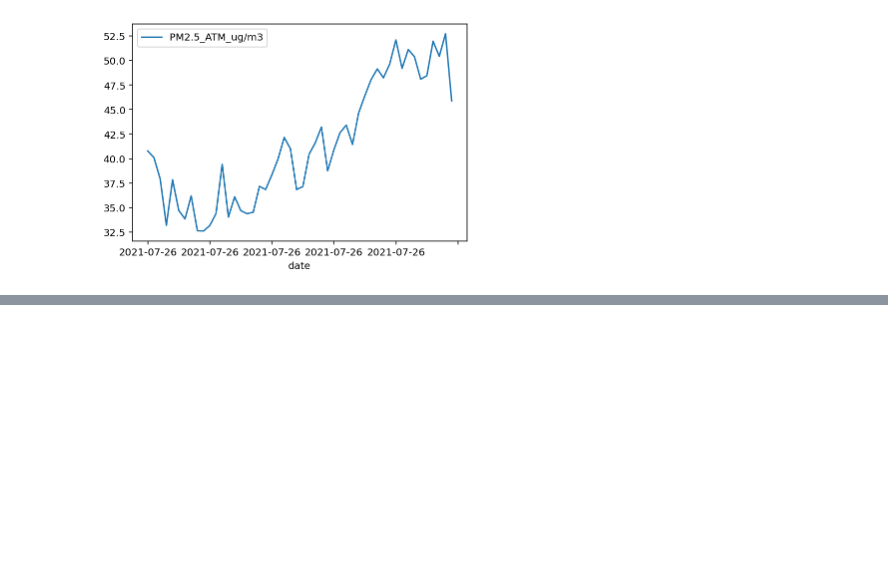
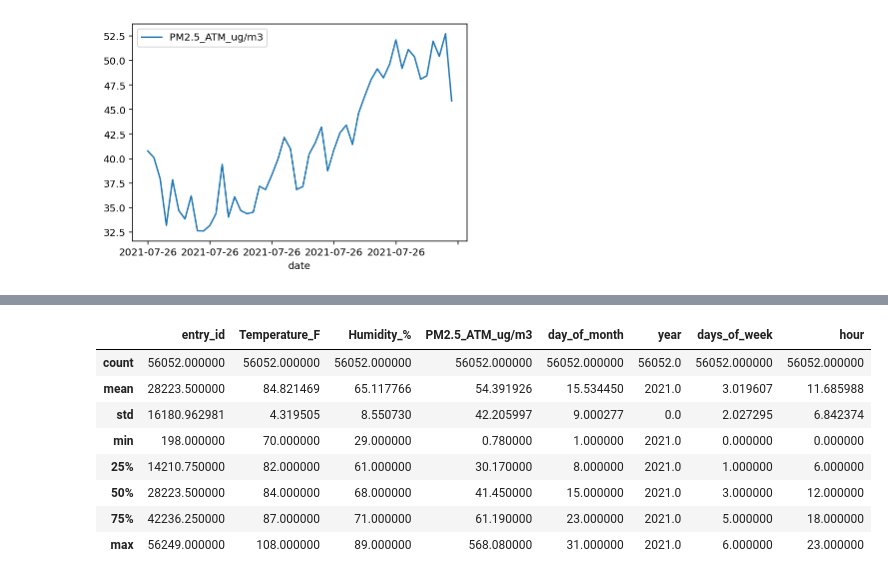
Before and after one commit to gigikenneth/time-series, a Jupyter notebook: ts1.ipynb, the cells around one changed output, grey strips where cells are left out. Cells and saved outputs as stored; diff of their text form; code cells hidden in the pictures; blank space fills up the shorter version.

```diff
--- a/ts1.ipynb
+++ b/ts1.ipynb
@@ -29,0 +39,12 @@ air[:5*10].plot(x='date', y='PM2.5_ATM_ug/m3')
+# %%
+air.describe()
+# %% [output]
+|  | entry_id | Temperature_F | Humidity_% | PM2.5_ATM_ug/m3 | day_of_month | year | days_of_week | hour |
+| count | 56052.000000 | 56052.000000 | 56052.000000 | 56052.000000 | 56052.000000 | 56052.0 | 56052.000000 | 56052.000000 |
+| mean | 28223.500000 | 84.821469 | 65.117766 | 54.391926 | 15.534450 | 2021.0 | 3.019607 | 11.685988 |
+| std | 16180.962981 | 4.319505 | 8.550730 | 42.205997 | 9.000277 | 0.0 | 2.027295 | 6.842374 |
+| min | 198.000000 | 70.000000 | 29.000000 | 0.780000 | 1.000000 | 2021.0 | 0.000000 | 0.000000 |
+| 25% | 14210.750000 | 82.000000 | 61.000000 | 30.170000 | 8.000000 | 2021.0 | 1.000000 | 6.000000 |
+| 50% | 28223.500000 | 84.000000 | 68.000000 | 41.450000 | 15.000000 | 2021.0 | 3.000000 | 12.000000 |
+| 75% | 42236.250000 | 87.000000 | 71.000000 | 61.190000 | 23.000000 | 2021.0 | 5.000000 | 18.000000 |
+| max | 56249.000000 | 108.000000 | 89.000000 | 568.080000 | 31.000000 | 2021.0 | 6.000000 | 23.000000 |
```
Also changed, not shown: parts of 16 cells of this notebook.
